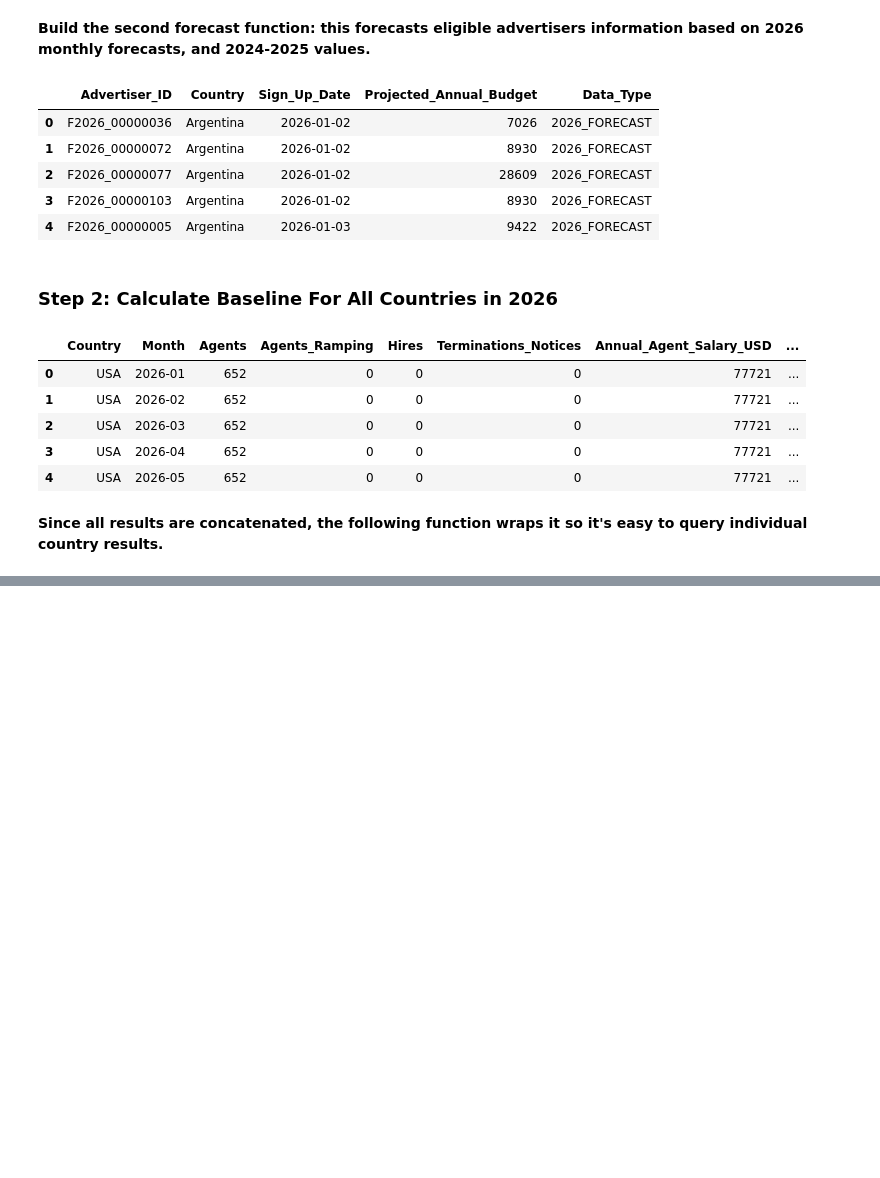
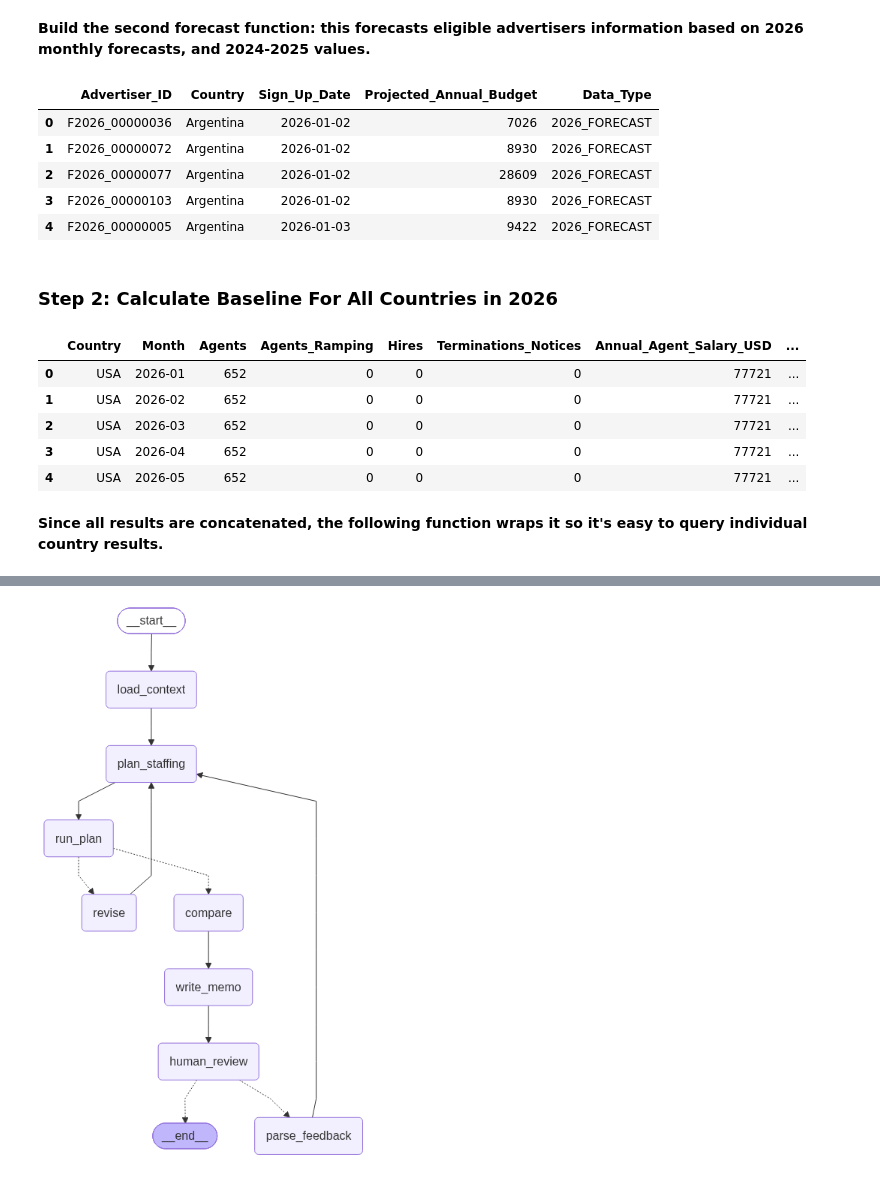
Before and after one commit to aschan12/DADS5250Hackathon, a Jupyter notebook: Hackathon_notebook.ipynb, the cells around one changed output, grey strips where cells are left out. Cells and saved outputs as stored; diff of their text form; code cells hidden in the pictures; blank space fills up the shorter version.

```diff
--- a/Hackathon_notebook.ipynb
+++ b/Hackathon_notebook.ipynb
@@ -586,0 +998,20 @@ argentina_metrics
+# %%
+# ==========================================================
+# 2b. Check the fast simulator against Tool 1
+# ==========================================================
+import time
+
+check_country = "Brazil"
+start = int(df_exist_staff.loc[df_exist_staff["Country"] == check_country, "Existing_Agent_Count"].iloc[0])
+for label, levels in [("baseline", [start] * 12),
+                      ("with cuts", [start] + [int(start * 0.7)] * 11)]:
+    dec = pd.DataFrame(levels_to_decisions(check_country, levels))
+    dec["Month"] = pd.PeriodIndex(dec["Month"], freq="M")
+    plan = build_staffing_schedule(initial_agents=start, decisions=dec)
+    t0 = time.time()
+    adv_a, daily_a = simulate_country(ad_forecast_2026, check_country, plan, "2026-01-01", "2026-12-31")
+    t1 = time.time()
+    adv_b, daily_b = simulate_country_fast(ad_forecast_2026, check_country, plan, "2026-01-01", "2026-12-31")
+    t2 = time.time()
+    same = adv_a.equals(adv_b) and daily_a.equals(daily_b)
+    print(f"{label}: identical results = {same} | Tool 1 {t1 - t0:.2f}s | fast {t2 - t1:.2f}s")
@@ -586,0 +1633,39 @@ argentina_metrics
+# %%
+# ==========================================================
+# 7. Build, wire, and visualize the graph
+# ==========================================================
+from IPython.display import Image, Markdown, display
+from langgraph.graph import StateGraph, START, END
+from langgraph.checkpoint.memory import MemorySaver
+
+# Initialize the Graph Builder
+builder = StateGraph(StaffingState)
+
+# Add Nodes
+builder.add_node("load_context", load_context)      # inputs, baseline, heuristic
+builder.add_node("plan_staffing", plan_staffing)    # analysis + candidate plans
+builder.add_node("run_plan", run_plan)              # score all candidates
+builder.add_node("revise", revise)                  # fix / refine feedback
+builder.add_node("compare", compare)                # AI vs heuristic vs baseline
+builder.add_node("write_memo", write_memo)          # memo
+builder.add_node("human_review", human_review)      # approval
+builder.add_node("parse_feedback", parse_feedback)  # feedback -> constraints
+
+# Define Graph Flow
+builder.add_edge(START, "load_context")
+builder.add_edge("load_context", "plan_staffing")
+builder.add_edge("plan_staffing", "run_plan")
+builder.add_conditional_edges("run_plan", check_plan)          # → revise or compare
+builder.add_edge("revise", "plan_staffing")                     # revise loop
+builder.add_edge("compare", "write_memo")
+builder.add_edge("write_memo", "human_review")
+builder.add_conditional_edges("human_review", review_decision)  # → END or parse_feedback
+builder.add_edge("parse_feedback", "plan_staffing")             # feedback loop
+
+# Compile with a checkpointer (needed for interrupt/resume)
+graph = builder.compile(checkpointer=MemorySaver())
+
+# Visualize
+display(Image(graph.get_graph().draw_mermaid_png()))
+# %% [output]
+[figure, added]
```
Also changed, not shown: parts of 33 cells of this notebook.
